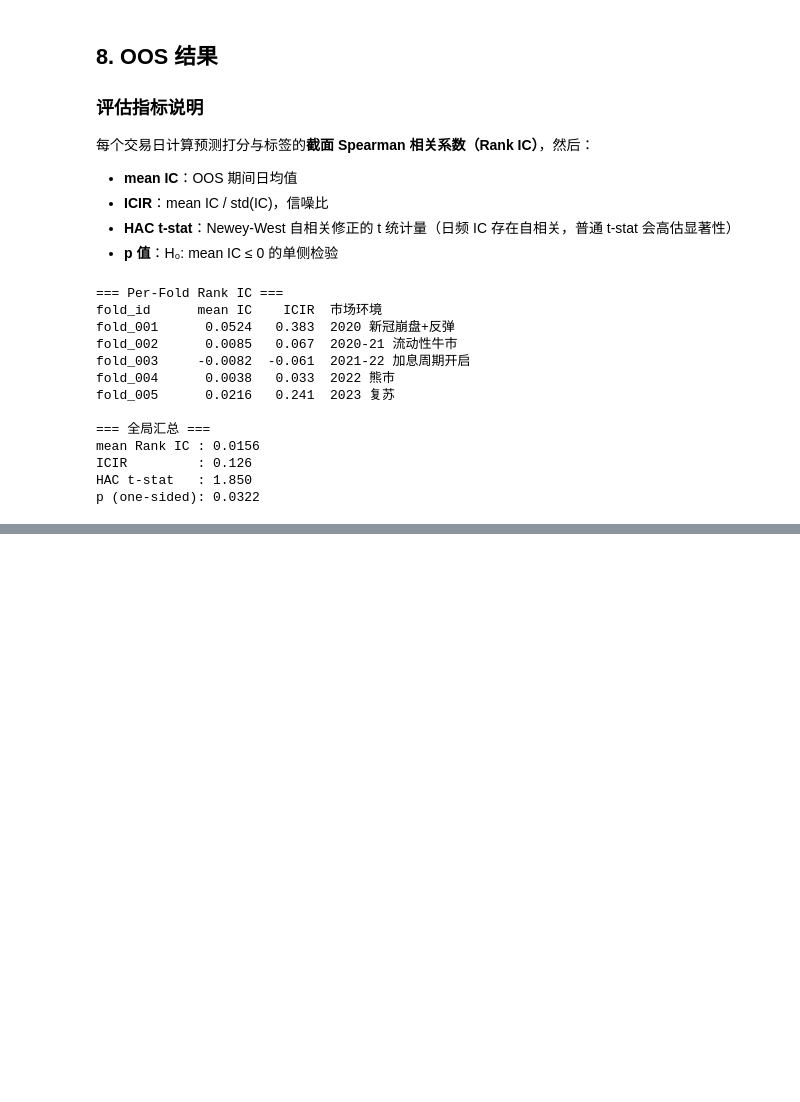
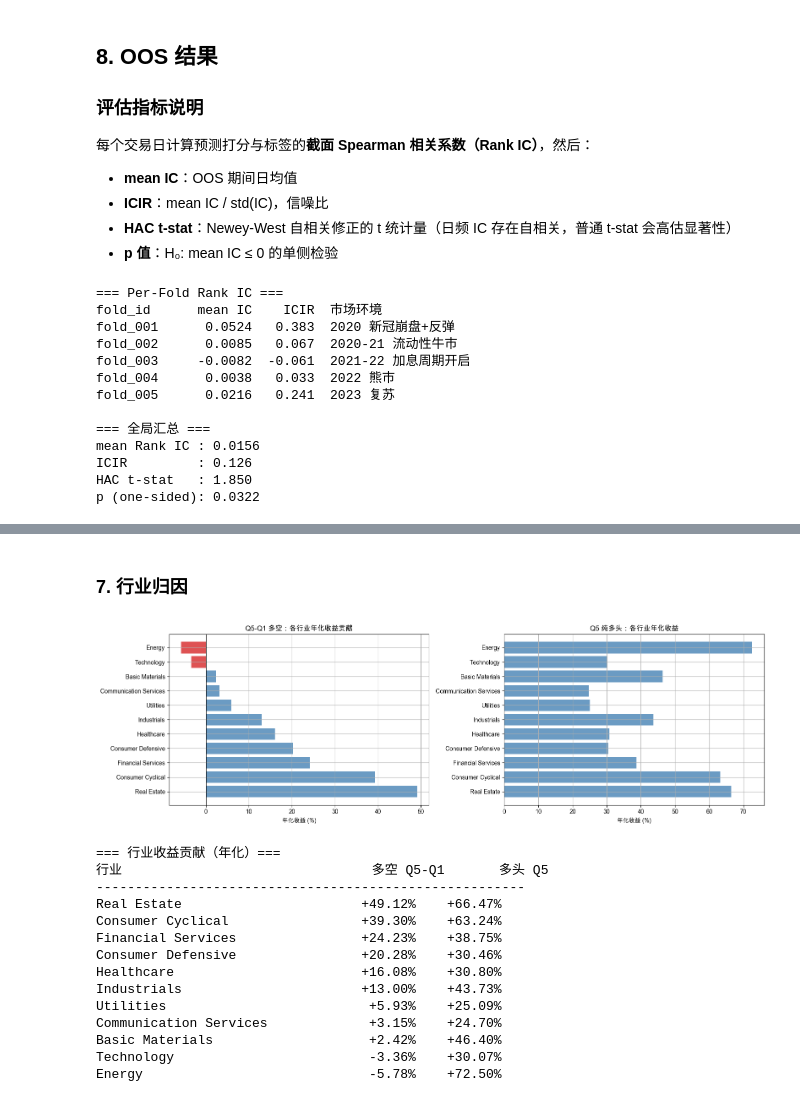
Before and after one commit to kelesit/Invest, a Jupyter notebook: sp500_relative_alpha/research_v3_presentation.ipynb, the cells around one changed output, grey strips where cells are left out. Drawn from its saved outputs; the diff is of its cells as text; code cells hidden in the pictures; blank space fills up the shorter version.

```diff
--- a/sp500_relative_alpha/research_v3_presentation.ipynb
+++ b/sp500_relative_alpha/research_v3_presentation.ipynb
@@ -409,0 +771,51 @@ plt.show()
+# %% [markdown]
+### 7. 行业归因
+# %%
+# 合并行业信息
+pred_q_sector = pred_q.copy()
+pred_q_sector["sector"] = pred_q_sector["symbol"].map(sector_map).fillna("Unknown")
+
+long_by_sector  = (pred_q_sector[pred_q_sector["quintile"] == 5]
+                   .groupby("sector")["asset_open_to_open_return"].mean())
+short_by_sector = (pred_q_sector[pred_q_sector["quintile"] == 1]
+                   .groupby("sector")["asset_open_to_open_return"].mean())
+
+ls_ann   = (long_by_sector - short_by_sector).dropna().sort_values(ascending=False) * 252 / 5
+long_ann = long_by_sector.reindex(ls_ann.index) * 252 / 5
+
+fig, axes = plt.subplots(1, 2, figsize=(16, 5))
+
+for ax, data, title in [
+    (axes[0], ls_ann,   "Q5-Q1 多空：各行业年化收益贡献"),
+    (axes[1], long_ann, "Q5 纯多头：各行业年化收益"),
+]:
+    colors = ["steelblue" if v > 0 else "#d62728" for v in data]
+    ax.barh(data.index, data * 100, color=colors, alpha=0.8)
+    ax.axvline(0, color="k", lw=0.8)
+    ax.set_xlabel("年化收益 (%)")
+    ax.set_title(title)
+
+plt.tight_layout()
+plt.show()
+
+print("=== 行业收益贡献（年化）===")
+print(f"{'行业':30s}  {'多空 Q5-Q1':>10s}  {'多头 Q5':>10s}")
+print("-" * 55)
+for sec in ls_ann.index:
+    print(f"{sec:30s}  {ls_ann[sec]:+9.2%}  {long_ann[sec]:+9.2%}")
+# %% [output]
+[figure, added]
+=== 行业收益贡献（年化）===
+行业                                多空 Q5-Q1       多头 Q5
+-------------------------------------------------------
+Real Estate                       +49.12%    +66.47%
+Consumer Cyclical                 +39.30%    +63.24%
+Financial Services                +24.23%    +38.75%
+Consumer Defensive                +20.28%    +30.46%
+Healthcare                        +16.08%    +30.80%
+Industrials                       +13.00%    +43.73%
+Utilities                          +5.93%    +25.09%
+Communication Services             +3.15%    +24.70%
+Basic Materials                    +2.42%    +46.40%
+Technology                         -3.36%    +30.07%
+Energy                             -5.78%    +72.50%
```
Also changed, not shown: parts of 21 cells of this notebook, 2 other files.
